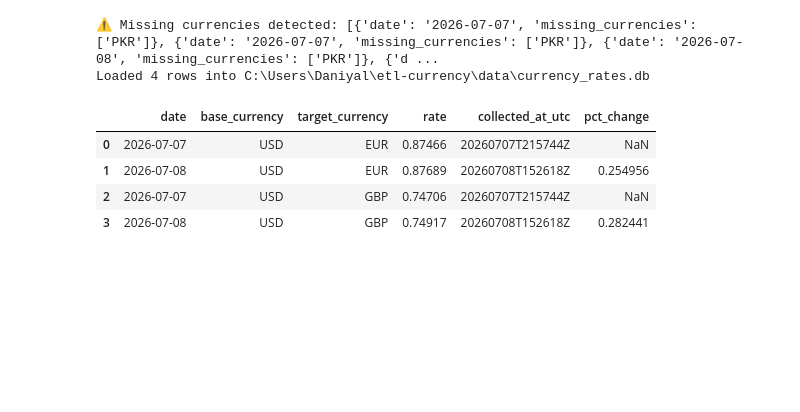
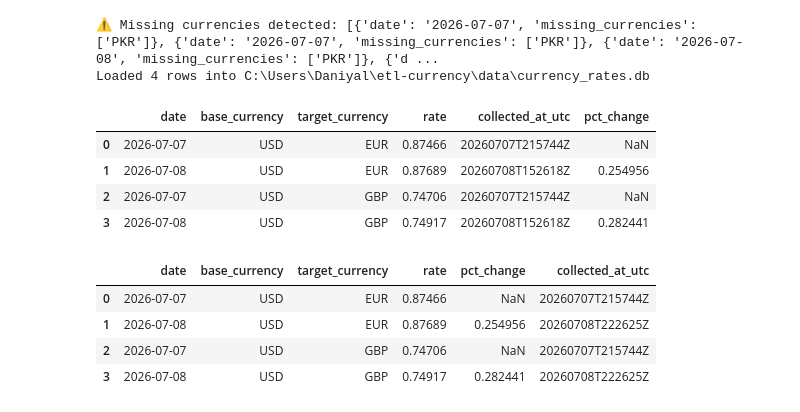
Before and after one commit to DaniyalAtiq9/currency-etl, a Jupyter notebook: 01_extraction.ipynb, the cells around one changed output. Cells and saved outputs as stored; diff of their text form; code cells hidden in the pictures; blank space fills up the shorter version.

```diff
--- a/01_extraction.ipynb
+++ b/01_extraction.ipynb
@@ -457,3 +457,21 @@ Loaded 4 rows into C:\Users\Daniyal\etl-currency\data\currency_rates.db
 | 1 | 2026-07-08 | USD | EUR | 0.87689 | 20260708T152618Z | 0.254956 |
 | 2 | 2026-07-07 | USD | GBP | 0.74706 | 20260707T215744Z | NaN |
 | 3 | 2026-07-08 | USD | GBP | 0.74917 | 20260708T152618Z | 0.282441 |
+# %%
+import sqlite3
+import pandas as pd
+from pathlib import Path
+
+DB_PATH = Path("data/currency_rates.db")
+
+conn = sqlite3.connect(DB_PATH)
+df = pd.read_sql("SELECT * FROM exchange_rates ORDER BY target_currency, date", conn)
+conn.close()
+
+df
+# %% [output]
+|  | date | base_currency | target_currency | rate | pct_change | collected_at_utc |
+| 0 | 2026-07-07 | USD | EUR | 0.87466 | NaN | 20260707T215744Z |
+| 1 | 2026-07-08 | USD | EUR | 0.87689 | 0.254956 | 20260708T222625Z |
+| 2 | 2026-07-07 | USD | GBP | 0.74706 | NaN | 20260707T215744Z |
+| 3 | 2026-07-08 | USD | GBP | 0.74917 | 0.282441 | 20260708T222625Z |
```
Also changed, not shown: parts of 4 cells of this notebook, 2 other files.
